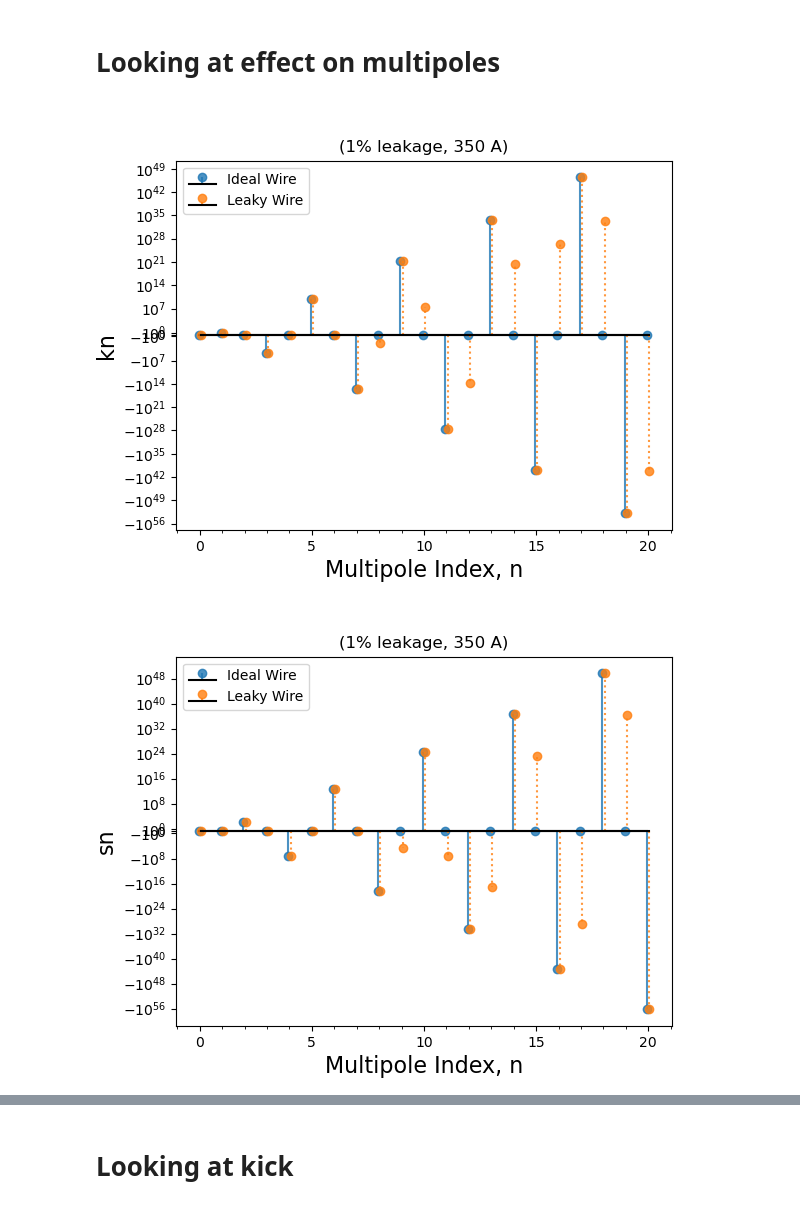
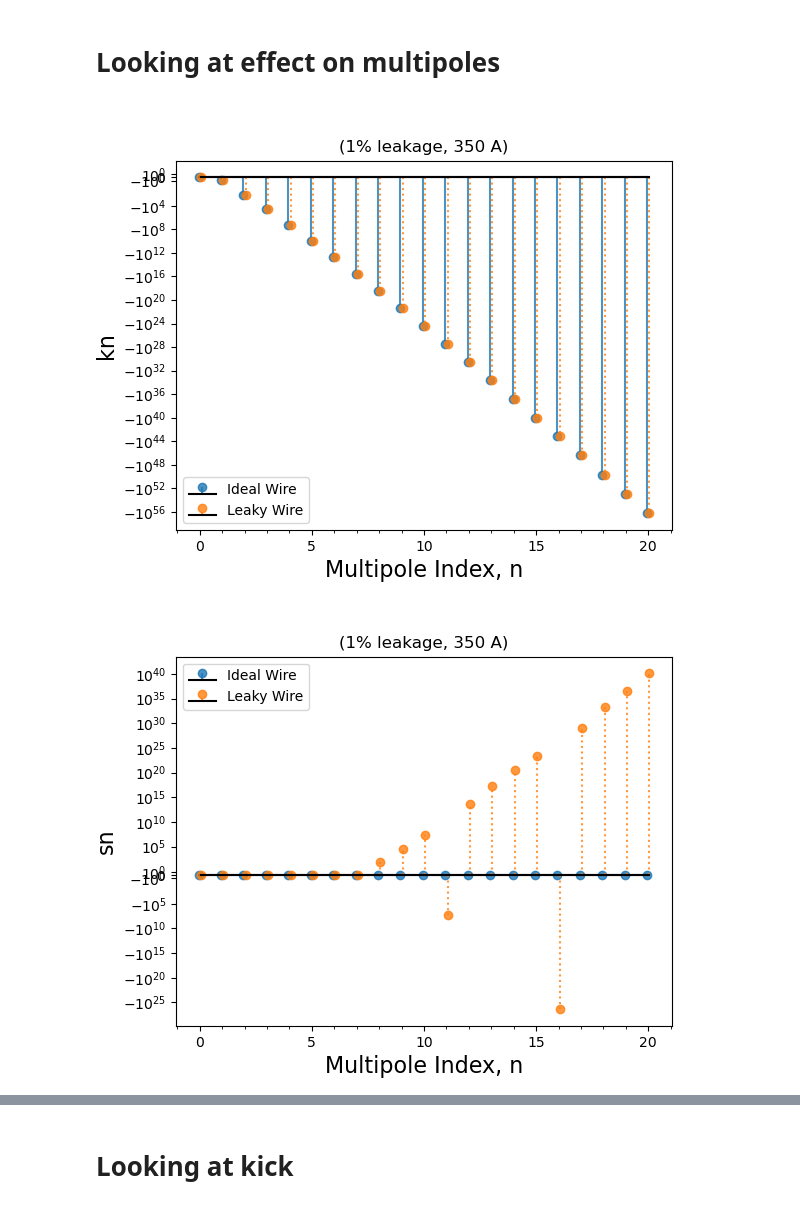
Before and after one commit to pbelange/leakage, a Jupyter notebook: leakage.ipynb, the cells around one changed output, grey strips where cells are left out. Saved outputs shown, nothing was run; the diff lists cells and outputs as text; code cells hidden in the pictures.

```diff
--- a/leakage.ipynb
+++ b/leakage.ipynb
@@ -42,14 +42,22 @@ leak_wire += [WCTools.wire(x=_x,y=0,I = I_total*(eta_leak)/n_subs,L=1) for _x in
 for sub_wire in main_wire+leak_wire:
     sub_wire.y -= r_w
 
+# Putting wire on x axis
+for sub_wire in main_wire+leak_wire:
+    _x = sub_wire.x
+    _y = sub_wire.y
+    sub_wire.x,sub_wire.y = -_y,_x
+
+
+
 # Plotting cross section
 %matplotlib widget
 plt.figure()
 plt.title('Cross section')
 for sub_wire in main_wire:
-    h1, = plt.plot(sub_wire.x/1e-3,(sub_wire.y+r_w)/1e-3,'o',alpha=0.5,color='C0')
+    h1, = plt.plot((sub_wire.x-r_w)/1e-3,(sub_wire.y)/1e-3,'o',alpha=0.5,color='C0')
 for sub_wire in leak_wire:
-    h2, = plt.plot(sub_wire.x/1e-3,(sub_wire.y+r_w)/1e-3,'o',alpha=0.5,color='C3')
+    h2, = plt.plot((sub_wire.x-r_w)/1e-3,(sub_wire.y)/1e-3,'o',alpha=0.5,color='C3')
 plt.xlabel('x [mm]')
 plt.ylabel('y [mm]')
 plt.axis('equal')
@@ -84,7 +92,7 @@ plt.legend([h1,h2],['Main wire','Leakage'])
 xVec = np.linspace(-20e-3,20e-3,1000)
 xObs,yObs = np.meshgrid(xVec,xVec)
 
-ideal_wire = [WCTools.wire(x=0,y=0-r_w,I = I_total,L=1)]
+ideal_wire = [WCTools.wire(x=0+r_w,y=0,I = I_total,L=1)]
 
 titles = ['ideal_wire','main_wire','leak_wire','main_wire+leak_wire']
 colorLim_list = [[1e-3,1e-2],
@@ -102,7 +110,7 @@ for to_study,title,colorLim in zip([ideal_wire,main_wire,leak_wire,main_wire+lea
 
 
     n_seeds = 10
-    field_seeds = np.array([np.linspace(2*R_w,35*R_w,n_seeds),np.zeros(n_seeds)-r_w])
+    field_seeds = np.array([np.zeros(n_seeds)+r_w,np.linspace(2*R_w,35*R_w,n_seeds)])
 
     plt.figure(figsize=(10,10))
     plt.title(title)
@@ -225,38 +233,40 @@ for obs,obs_ref,observable in zip([kn,sn],[kn_ref,sn_ref],observables):
 
 
 
 
 # Computing Relative Error
 observables = ['kn','sn']
 for obs,obs_ref,observable in zip([kn,sn],[kn_ref,sn_ref],observables):
 
     err =  np.abs(np.divide((obs-obs_ref),obs_ref,where=obs_ref!=0))
 
     infDivide = (obs_ref==0) & (obs != 0)
 
     plt.figure()
     plt.title(f'({eta_leak*100:.0f}% leakage, {I_total} A)')
     alpha = 0.8
 
-    (markers, stemlines, baseline) = plt.stem(x[np.invert(infDivide)] , 100*err[np.invert(infDivide)],bottom =0, markerfmt = 'C3o' ,linefmt = 'C3-',basefmt = 'k-' ,label='Relative Error')
-    plt.setp(markers, alpha=alpha)
-    plt.setp(stemlines, alpha=alpha)
+    if len(x[np.invert(infDivide)])>0:
+        (markers, stemlines, baseline) = plt.stem(x[np.invert(infDivide)] , 100*err[np.invert(infDivide)],bottom =0, markerfmt = 'C3o' ,linefmt = 'C3-',basefmt = 'k-' ,label='Relative Error')
+        plt.setp(markers, alpha=alpha)
+        plt.setp(stemlines, alpha=alpha)
 
-    (markers, stemlines, baseline) = plt.stem(x[infDivide] , 0*err[infDivide],bottom =0, markerfmt = 'C3x' ,linefmt = 'C3-',basefmt = 'k-' ,label='expected 0')
-    plt.setp(markers, alpha=alpha)
-    plt.setp(stemlines, alpha=alpha)
+    if len(x[infDivide])>0:
+        (markers, stemlines, baseline) = plt.stem(x[infDivide] , 0*err[infDivide],bottom =0, markerfmt = 'C3x' ,linefmt = 'C3-',basefmt = 'k-' ,label='expected 0')
+        plt.setp(markers, alpha=alpha)
+        plt.setp(stemlines, alpha=alpha)
 
     plt.legend()
 
     ax = plt.gca()
     ax.xaxis.set_major_locator(MultipleLocator(5))
     ax.xaxis.set_major_formatter('{x:.0f}')
 
     # For the minor ticks, use no labels; default NullFormatter.
     ax.xaxis.set_minor_locator(MultipleLocator(1))
 
     plt.xlabel('Multipole Index, n',fontsize=16)
     plt.ylabel(f'Error on {observable} (%)',fontsize=16)
 # %% [output]
-[figure, old version]
+[figure, new version]
-[figure, old version]
+[figure, new version]
```
Also changed, not shown: parts of 4 cells of this notebook.
